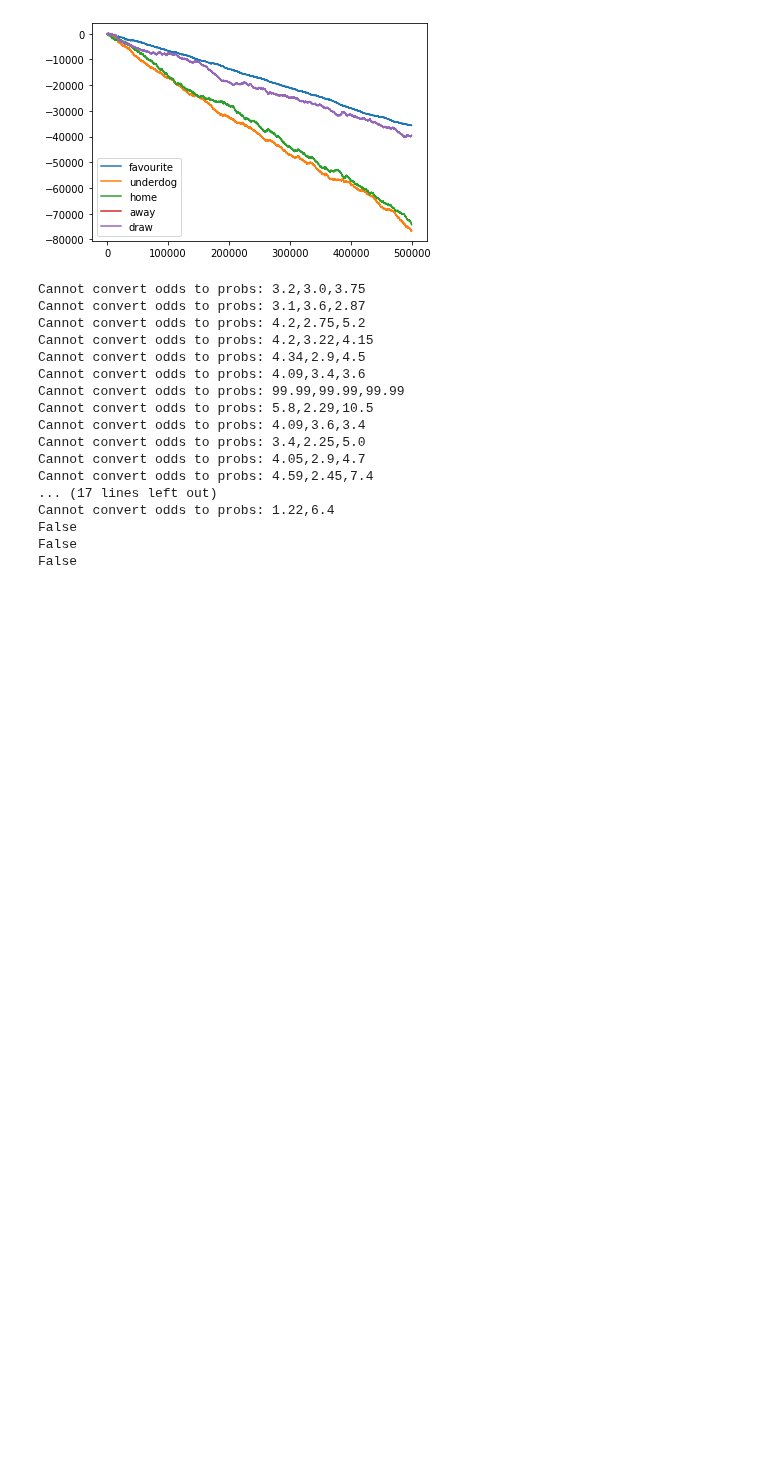
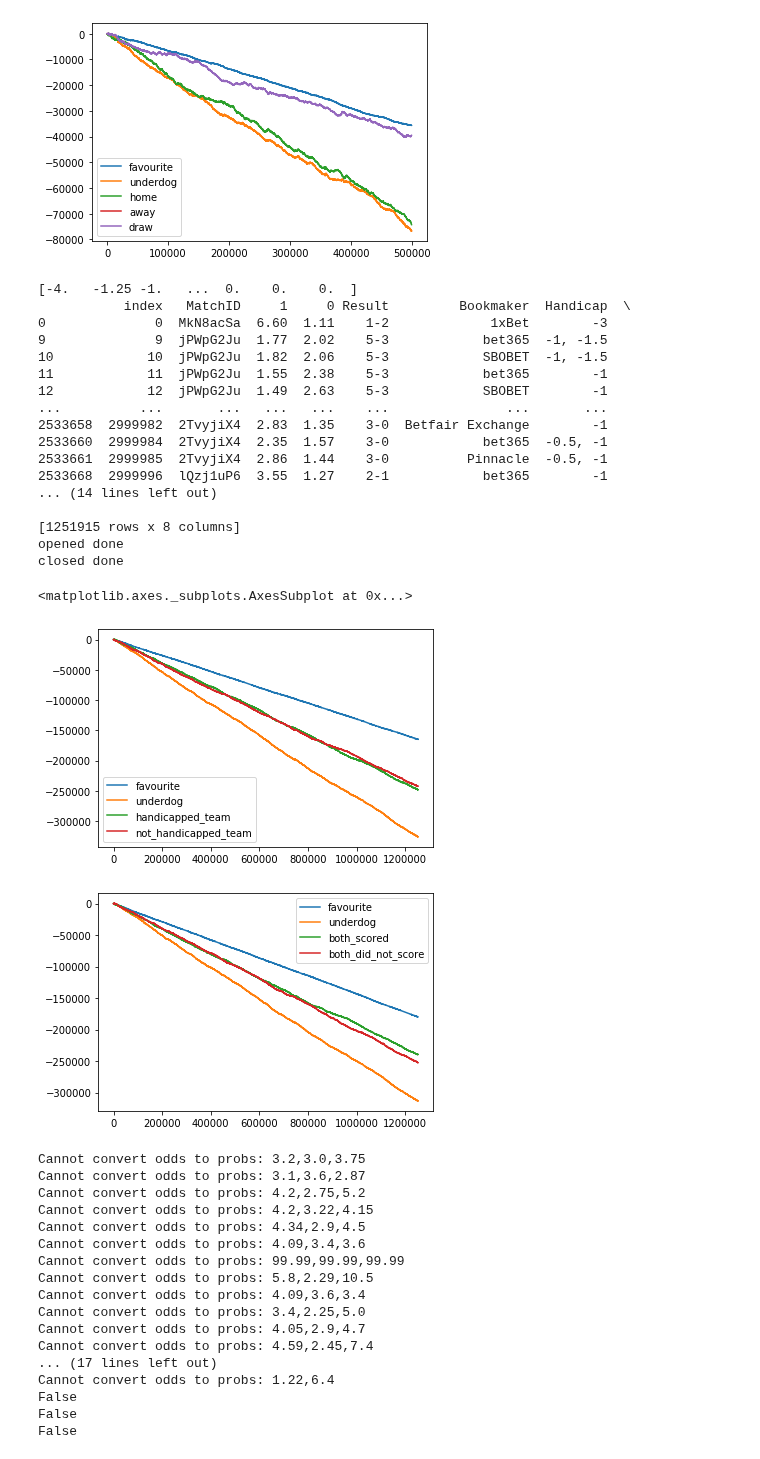
Before and after one commit to syrovzde/bakalarka, a Jupyter notebook: market_efficiency/notebooks/1x2football.ipynb, the cells around one changed output. Cells and saved outputs as stored; diff of their text form; code cells hidden in the pictures; blank space fills up the shorter version.

```diff
--- a/notebooks/1x2football.ipynb
+++ b/market_efficiency/notebooks/1x2football.ipynb
@@ -85,6 +68,31 @@ test_done
 <matplotlib.axes._subplots.AxesSubplot at 0x...>
 [figure]
 [figure]
+# %%
+opened,closed = pipeline.simple_tests(market='ah',fair=False)
+opened.cumsum().plot()
+closed.cumsum().plot()
+# %% [output]
+[-4.   -1.25 -1.   ...  0.    0.    0.  ]
+           index   MatchID     1     0 Result         Bookmaker  Handicap  \
+0              0  MkN8acSa  6.60  1.11    1-2             1xBet        -3
+9              9  jPWpG2Ju  1.77  2.02    5-3            bet365  -1, -1.5
+10            10  jPWpG2Ju  1.82  2.06    5-3            SBOBET  -1, -1.5
+11            11  jPWpG2Ju  1.55  2.38    5-3            bet365        -1
+12            12  jPWpG2Ju  1.49  2.63    5-3            SBOBET        -1
+...          ...       ...   ...   ...    ...               ...       ...
+2533658  2999982  2TvyjiX4  2.83  1.35    3-0  Betfair Exchange        -1
+2533660  2999984  2TvyjiX4  2.35  1.57    3-0            bet365  -0.5, -1
+2533661  2999985  2TvyjiX4  2.86  1.44    3-0          Pinnacle  -0.5, -1
+2533668  2999996  lQzj1uP6  3.55  1.27    2-1            bet365        -1
+... (14 lines left out)
+
+[1251915 rows x 8 columns]
+opened done
+closed done
+<matplotlib.axes._subplots.AxesSubplot at 0x...>
+[figure, added]
+[figure, added]
 # %%
 fig, axs = plt.subplots(    )
 df = pipeline.random_tests(market='1x2',margin='power')
```
Also changed, not shown: parts of 2 cells of this notebook, 9 other files.
